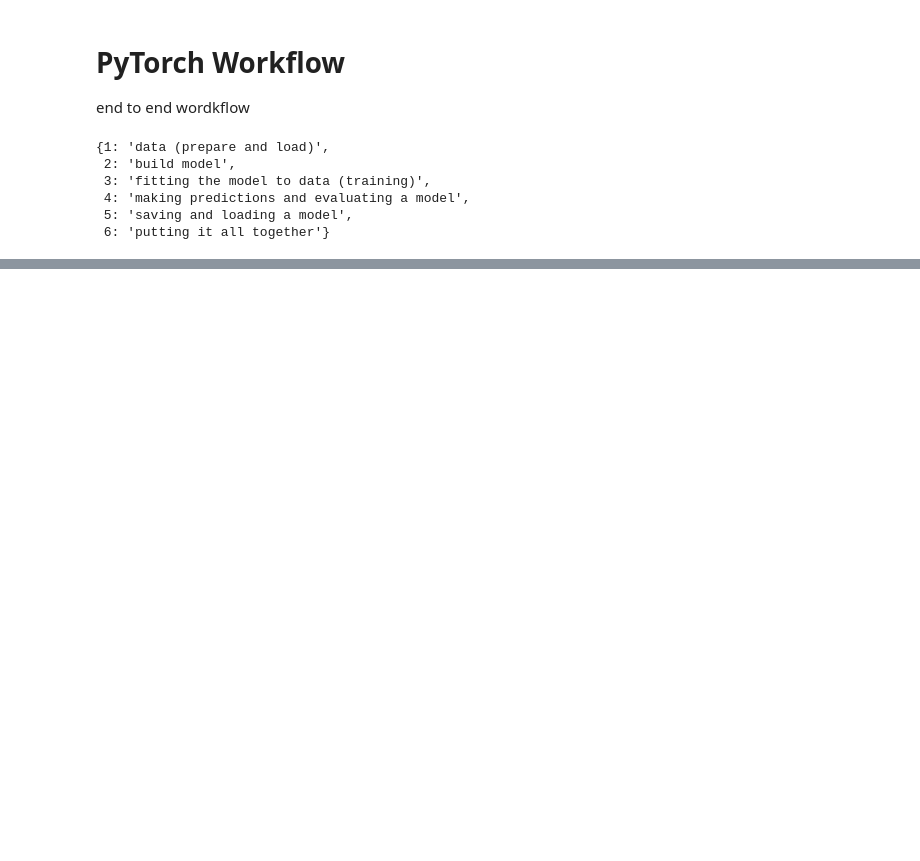
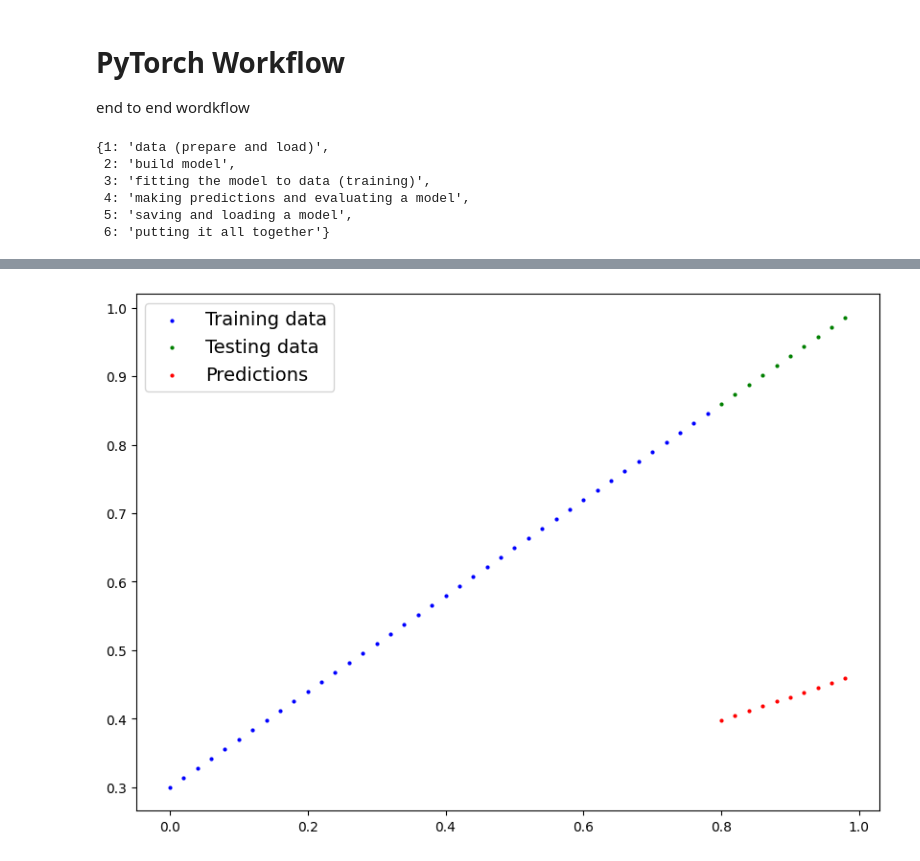
Before and after one commit to Hui0223/GitHub-CI-Demo1, a Jupyter notebook: 01_pytorch_workflow_video.ipynb, the cells around one changed output, grey strips where cells are left out. Drawn from its saved outputs; the diff is of its cells as text; code cells hidden in the pictures; blank space fills up the shorter version.

```diff
--- a/01_pytorch_workflow_video.ipynb
+++ b/01_pytorch_workflow_video.ipynb
@@ -30,0 +155,15 @@ torch.__version__
+# %%
+from torch import nn
+# Create linear regression model class
+class LinearRegressionModel(nn.Module): # almost everything in PyTorch inherhits from nn.Module
+  def __init__(self):
+    super().__init__()
+    self.weights = nn.Parameter(torch.randn(1, # start with a random weight and try to adjust it to the ideal weight
+                   requires_grad=True, # can this parameter be updated via gradient descent?
+                   dtype=torch.float)) # PyTorch loves the datatype torch.float32
+    self.bias = nn.Parameter(torch.randn(1,
+                        requires_grad=True,
+                        dtype=torch.float))
+  # Forward method to define the computation in the model
+  def forward(self, x:torch.Tensor) -> torch.Tensor: # x is the input data
+    return self.weights * x + self.bias
@@ -30,0 +200,10 @@ torch.__version__
+# %%
+# Create a random seed
+
+import torch
+torch.manual_seed(42)
+
+# Create an instance of the model (this is s subclass of nn.Module)
+model_0 = LinearRegressionModel()
+
+list(model_0.parameters())
@@ -30,0 +230,3 @@ torch.__version__
+# %%
+y_preds = model_0(X_test)
+y_preds
@@ -30,0 +244,10 @@ torch.__version__
+# %%
+# Make prediction with model
+with torch.inference_mode():
+  y_preds = model_0(X_test)
+
+# You can also do something similar with torch.no_grad(), however, torch.inference_mode() is preferred
+#with torch.no_grad():
+#  y_preds = model_0(X_test)
+
+y_preds
@@ -30,0 +278,4 @@ torch.__version__
+# %%
+plot_predications(predictions=y_preds)
+# %% [output]
+[figure, added]
```
Also changed, not shown: parts of 38 cells of this notebook.
